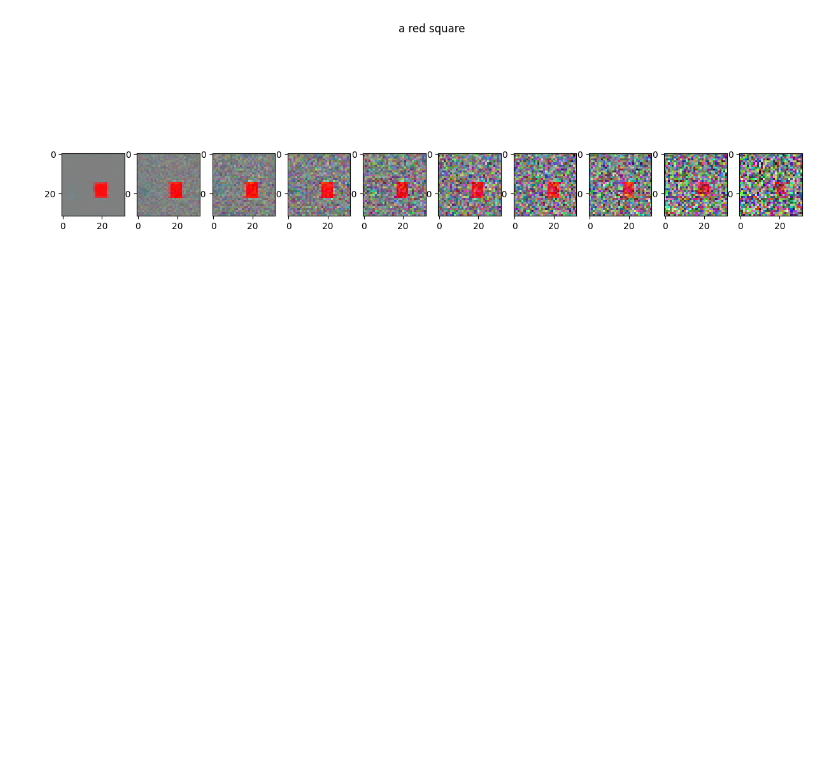
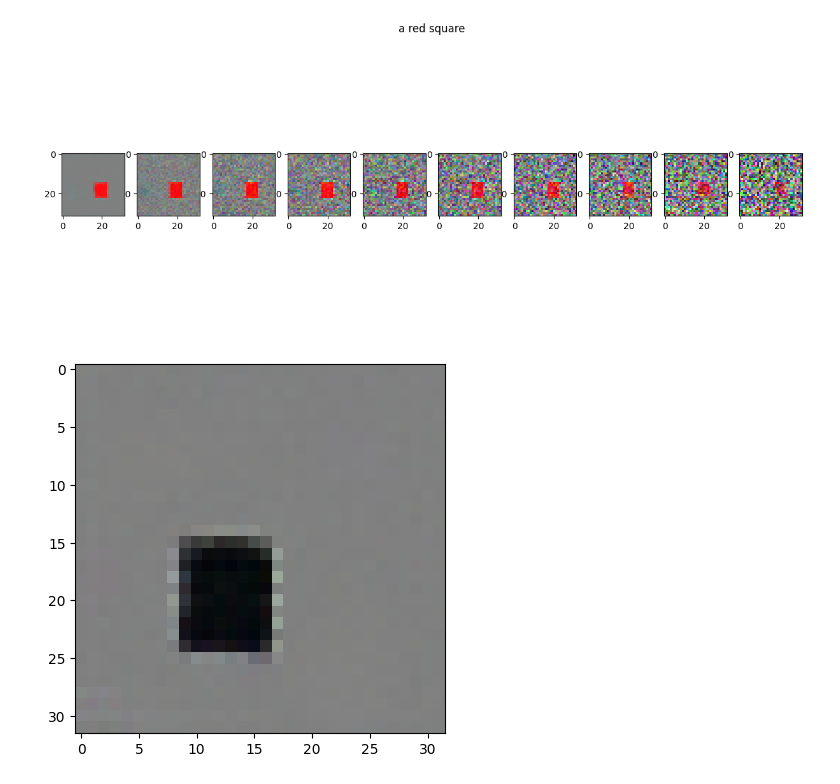
Before and after one commit to RodgersLuo/open-dalle-2, a Jupyter notebook: experiments.ipynb, the cells around one changed output. Cells and saved outputs as stored; diff of their text form; code cells hidden in the pictures; blank space fills up the shorter version.

```diff
--- a/experiments.ipynb
+++ b/experiments.ipynb
@@ -239,0 +250,5 @@ sample_plot_image(decoder, text_tokens, image_embedding_truth, decoder_diffusion
+# %%
+image = dalle2((3, IMG_SIZE, IMG_SIZE), "a black square", prior_diffusion, decoder_diffusion, cf_guidance_scale=2)
+show_tensor_image(image.detach().cpu())
+# %% [output]
+[figure, added]
```
Also changed, not shown: parts of 13 cells of this notebook, 6 other files.
